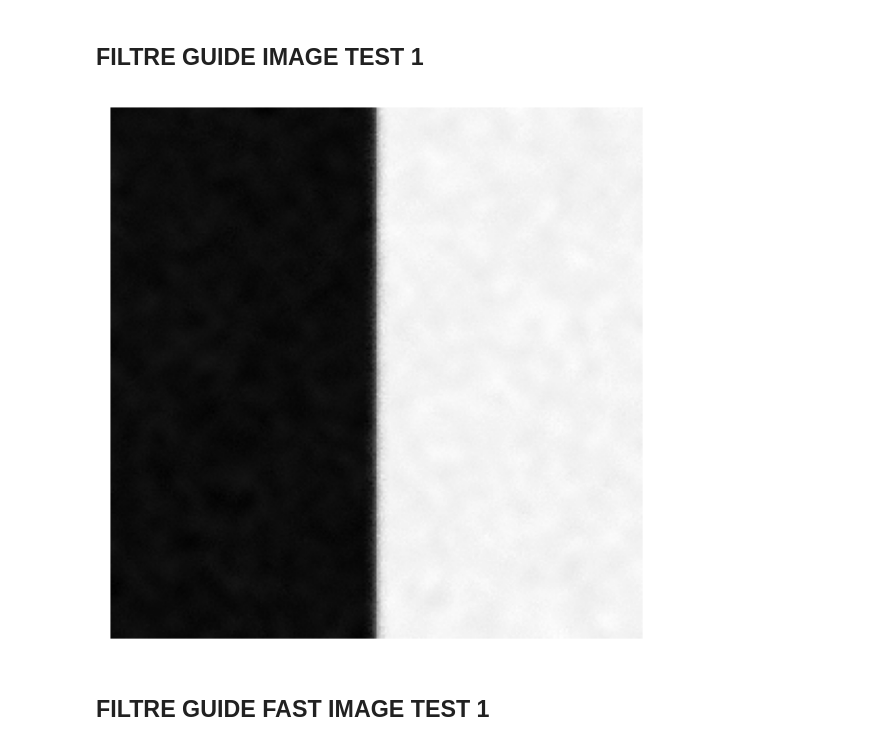
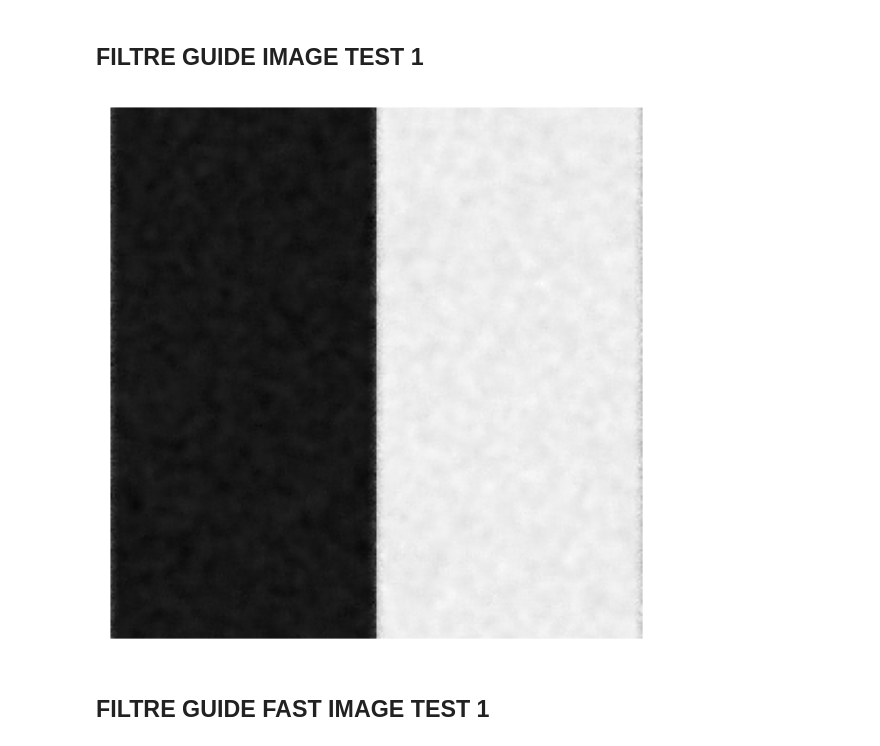
Before and after one commit to nizurc/2025-projet-S2-MMA-analyse-image, a Jupyter notebook: Guided Image Filtering.ipynb, the cells around one changed output. Saved outputs shown, nothing was run; the diff lists cells and outputs as text; code cells hidden in the pictures.

```diff
--- a/Guided Image Filtering.ipynb
+++ b/Guided Image Filtering.ipynb
@@ -72,17 +72,18 @@ prof2 = np.mean(q1, axis=0)
 # %%
 romega = 2 # rayon de la fenêtre
 epsilon = 0.2 **2 # paramètre de régularisation
-p14 = f.period_im(p1)
-q14 = f.guided_f(p14,p14,romega,epsilon)
-q1 = f.deperiod_im(q14)
+q1 = f.guided_f(p1,p1,romega,epsilon)
+
 
 # Affichage
 plt.figure(dpi=150)
 plt.imshow(q1,cmap='gray')
 plt.axis('off')
 plt.show()
+
+prof3 = np.mean(q1, axis=0)
 # %% [output]
-[figure, old version]
+[figure, new version]
 # %% [markdown]
 ## FILTRE GUIDE FAST IMAGE TEST 1
 # %%
```
Also changed, not shown: parts of 3 cells of this notebook, 1 other file.
